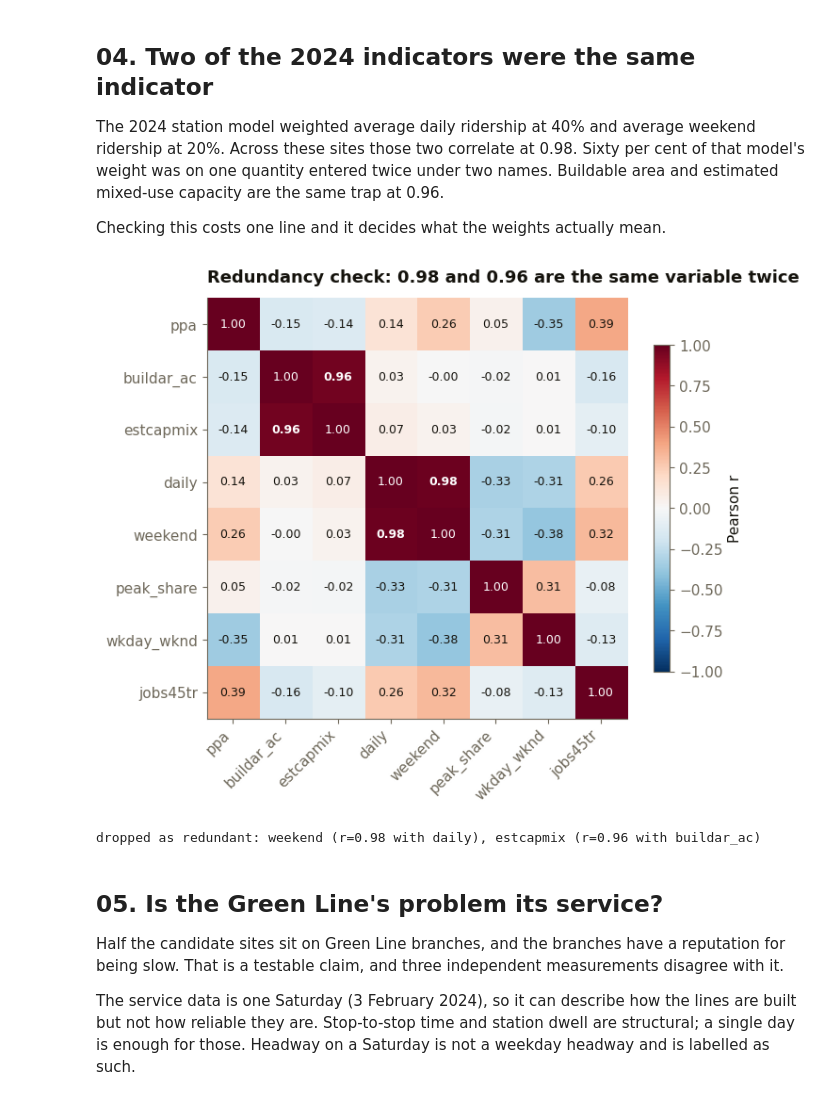
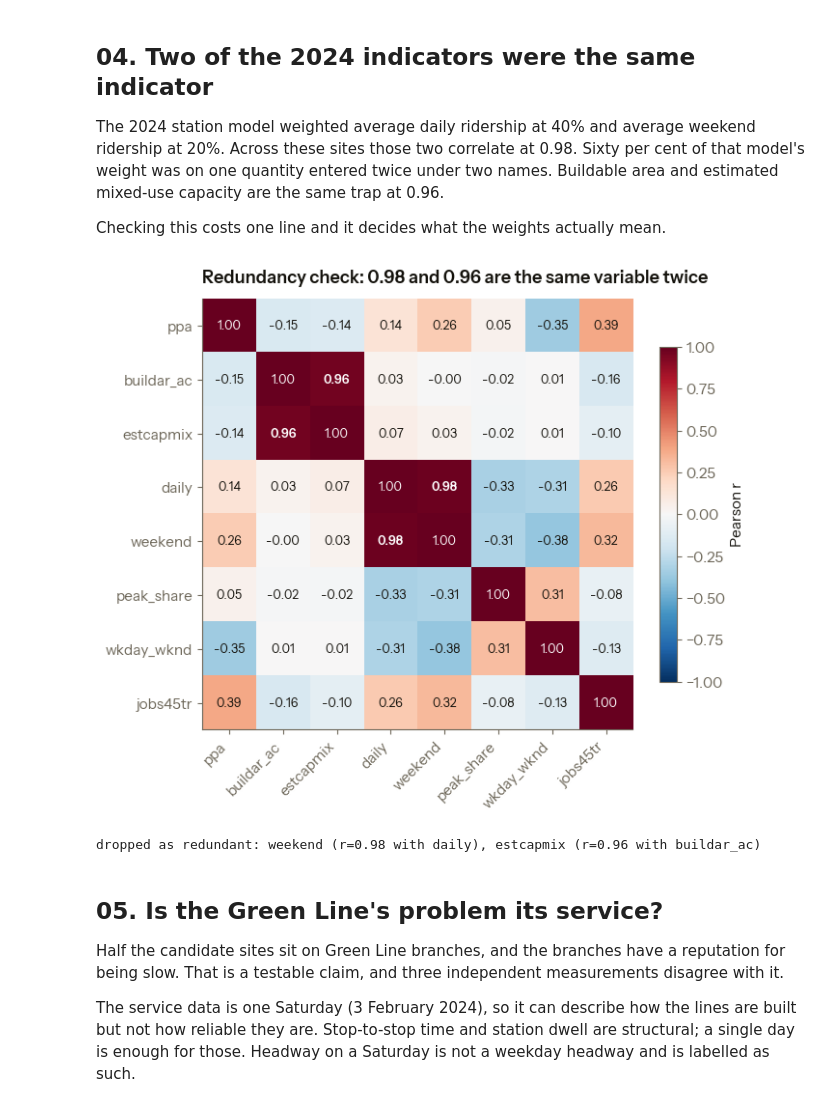
Before and after one commit to williamzqliu/tod-boston, a Jupyter notebook: 2026-rebuild.ipynb, the cells around one changed output. Drawn from its saved outputs; the diff is of its cells as text; code cells hidden in the pictures.

```diff
--- a/2026-rebuild.ipynb
+++ b/2026-rebuild.ipynb
@@ -45,7 +45,20 @@ ACCENT, ACCENT2 = '#D03B00', '#3E7C8A'
 LINE_COLOR = {'Red': '#DA291C', 'Orange': '#ED8B00', 'Blue': '#003DA5',
               'Green': '#00843D', 'Mattapan': '#DA291C'}
 
+# The case study that shows these charts is set in Instrument Sans, so the
+# charts are too. The files travel with the repository (SIL Open Font License),
+# which also means the notebook renders the same on a machine that has neither
+# installed. Missing folder falls back to whatever matplotlib has.
+import glob
+for _f in glob.glob('fonts/*.ttf'):
+    mpl.font_manager.fontManager.addfont(_f)
+INSTALLED = {f.name for f in mpl.font_manager.fontManager.ttflist}
+SANS = 'Instrument Sans' if 'Instrument Sans' in INSTALLED else 'DejaVu Sans'
+MONO = 'IBM Plex Mono' if 'IBM Plex Mono' in INSTALLED else 'DejaVu Sans Mono'
+print('charts set in:', SANS)
+
 mpl.rcParams.update({
+    'font.family': SANS, 'font.sans-serif': [SANS], 'font.monospace': [MONO],
     'figure.facecolor': 'white', 'axes.facecolor': 'white',
     'axes.edgecolor': MUTE, 'axes.labelcolor': INK, 'text.color': INK,
     'xtick.color': MUTE, 'ytick.color': MUTE,
@@ -57,8 +70,11 @@ mpl.rcParams.update({
 })
 
 
-def save(name):
-    plt.savefig(f'{FIG}{name}.png', dpi=200)
+def save(name, dpi=300):
+    # A square-ish figure renders narrower than a wide one at the same dpi, and
+    # the viewer asks every picture for the same 3200 pixels. Those get their
+    # own number rather than a bigger figsize, which would change the layout.
+    plt.savefig(f'{FIG}{name}.png', dpi=dpi)
     plt.show()
 
 
@@ -245,26 +263,26 @@ Checking this costs one line and it decides what the weights actually mean.
 # %%
 CAND = ['ppa', 'buildar_ac', 'estcapmix', 'daily', 'weekend', 'peak_share', 'wkday_wknd', 'jobs45tr']
 corr = site[CAND].corr()
 
 fig, ax = plt.subplots(figsize=(7.2, 6))
 im = ax.imshow(corr, cmap='RdBu_r', vmin=-1, vmax=1)
 ax.set_xticks(range(len(CAND)), CAND, rotation=45, ha='right')
 ax.set_yticks(range(len(CAND)), CAND)
 for i in range(len(CAND)):
     for j in range(len(CAND)):
         v = corr.iloc[i, j]
         ax.text(j, i, f'{v:.2f}', ha='center', va='center', fontsize=9,
                 color='white' if abs(v) > 0.6 else INK,
                 fontweight='bold' if i != j and abs(v) > 0.9 else 'normal')
 ax.set_title('Redundancy check: 0.98 and 0.96 are the same variable twice')
 ax.grid(False)
 plt.colorbar(im, ax=ax, shrink=0.75, label='Pearson r')
-save('04-correlation')
+save('04-correlation', dpi=460)
 
 print('dropped as redundant: weekend (r=%.2f with daily), estcapmix (r=%.2f with buildar_ac)'
       % (corr.loc['daily', 'weekend'], corr.loc['buildar_ac', 'estcapmix']))
 # %% [output]
-[figure, old version]
+[figure, new version]
 dropped as redundant: weekend (r=0.98 with daily), estcapmix (r=0.96 with buildar_ac)
 # %% [markdown]
 ## 05. Is the Green Line's problem its service?
```
Also changed, not shown: parts of 17 cells of this notebook, 5 other files.
